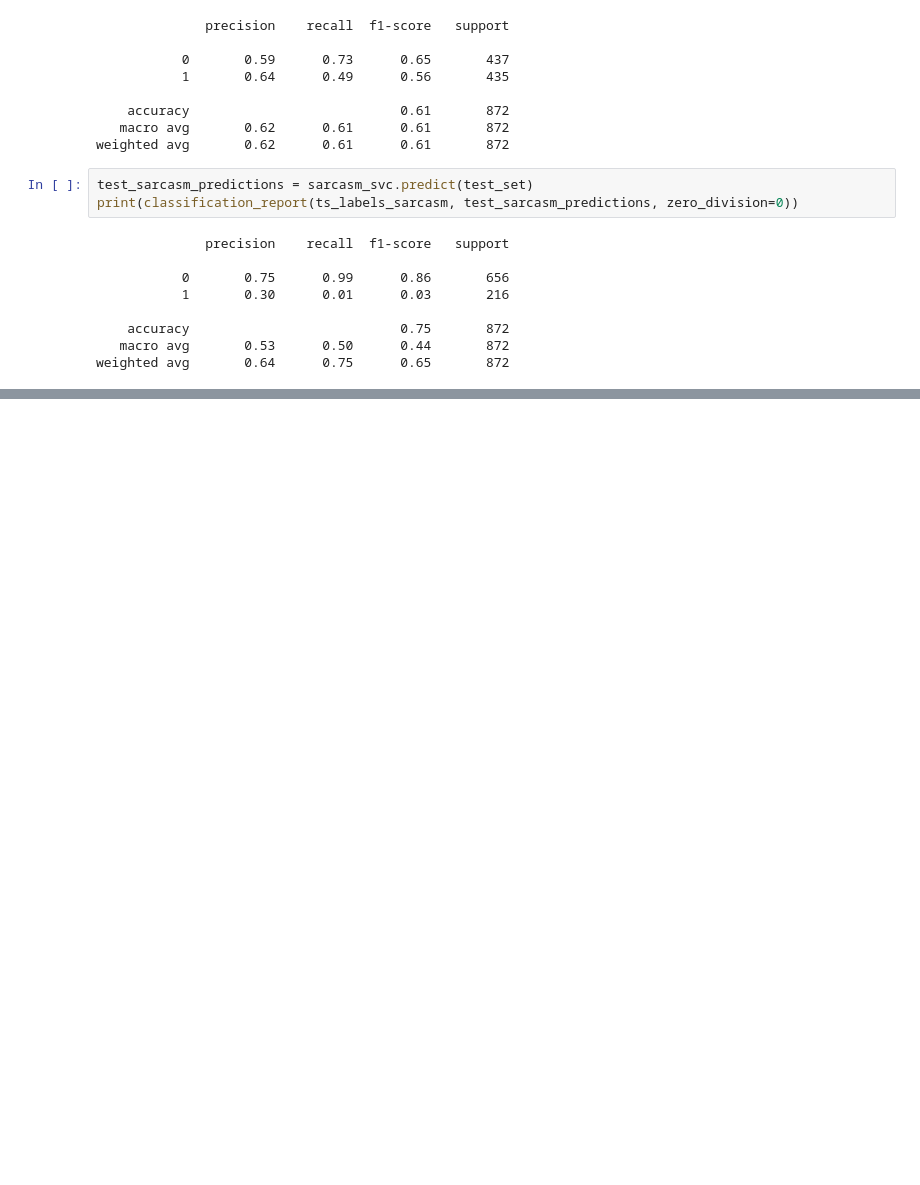
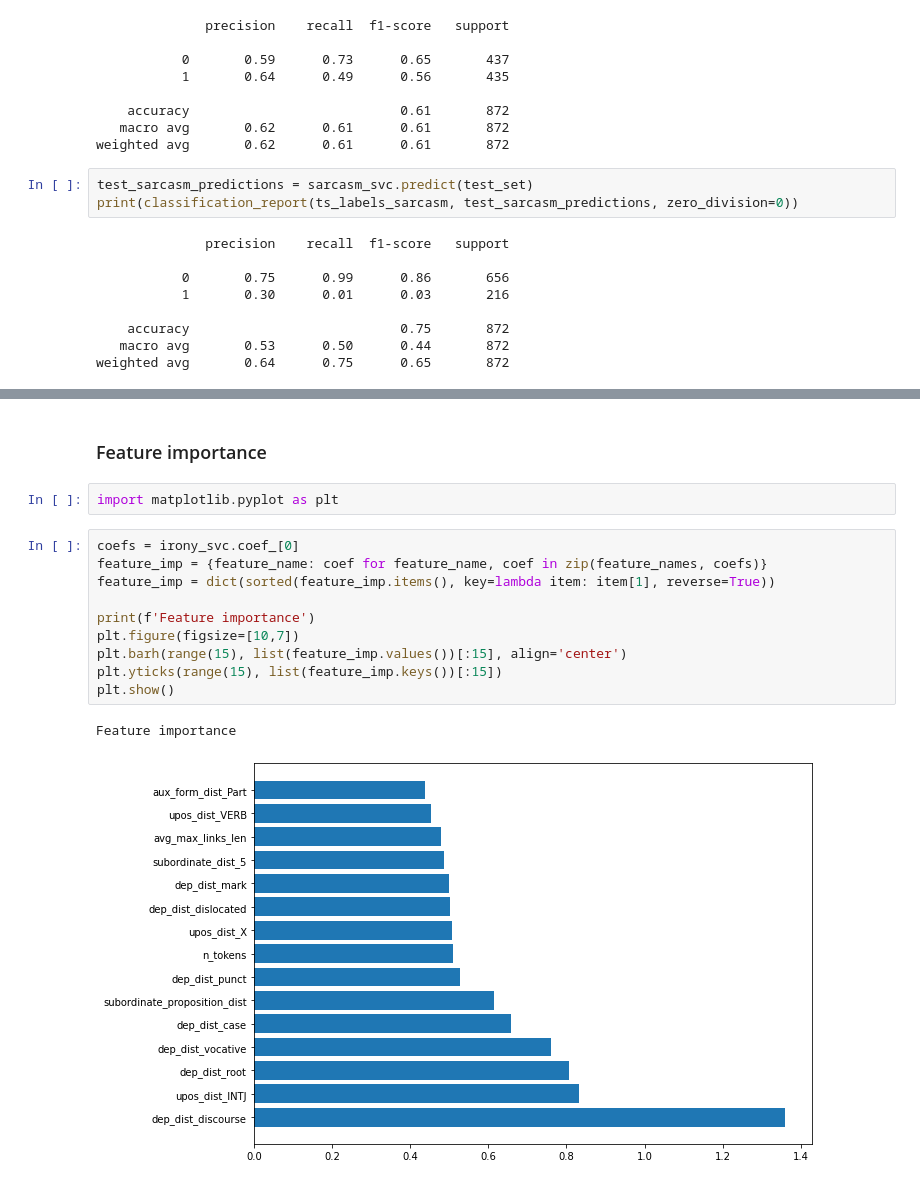
Before and after one commit to alicebergonzini/LCII_project, a Jupyter notebook: 1_svmUD/project.ipynb, the cells around one changed output, grey strips where cells are left out. Saved outputs shown, nothing was run; the diff lists cells and outputs as text; blank space fills up the shorter version.

Commit message:
feature importance;

```diff
--- a/1_svmUD/project.ipynb
+++ b/1_svmUD/project.ipynb
@@ -381,3 +392,20 @@ weighted avg       0.25      0.50      0.33       872
     accuracy                           0.75       872
    macro avg       0.38      0.50      0.43       872
 weighted avg       0.57      0.75      0.65       872
+# %% [markdown]
+### Feature importance
+# %%
+import matplotlib.pyplot as plt
+# %%
+coefs = irony_svc.coef_[0]
+feature_imp = {feature_name: coef for feature_name, coef in zip(feature_names, coefs)}
+feature_imp = dict(sorted(feature_imp.items(), key=lambda item: item[1], reverse=True))
+
+print(f'Feature importance')
+plt.figure(figsize=[10,7])
+plt.barh(range(15), list(feature_imp.values())[:15], align='center')
+plt.yticks(range(15), list(feature_imp.keys())[:15])
+plt.show()
+# %% [output]
+Feature importance
+[figure, added]
```
Also changed, not shown: parts of 3 cells of this notebook.
